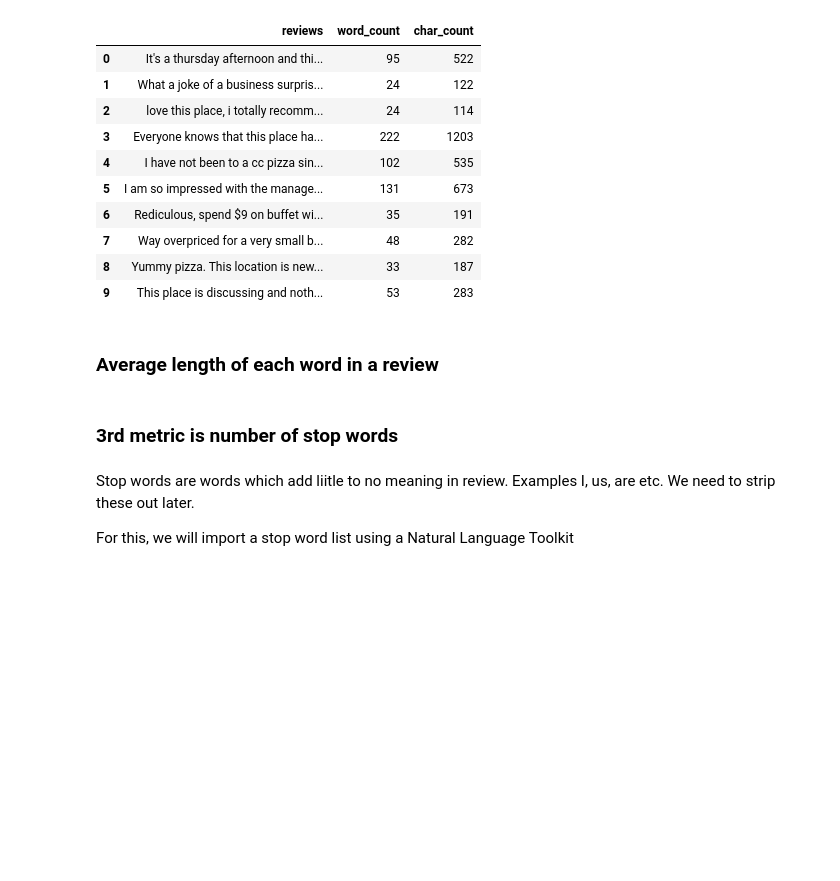
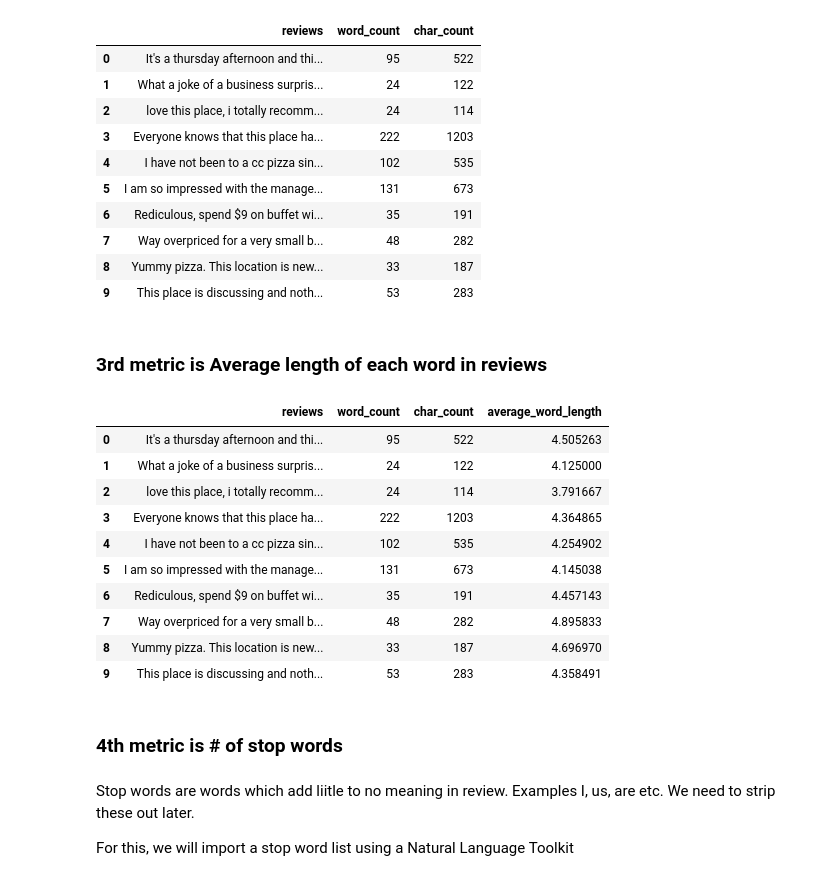
Before and after one commit to sanaddhital/Sentiment_Analysis_yelp_business, a Jupyter notebook: Sentiment_Analysis_yelp.ipynb, the cells around one changed output. Cells and saved outputs as stored; diff of their text form; code cells hidden in the pictures; blank space fills up the shorter version.

```diff
--- a/Sentiment_Analysis_yelp.ipynb
+++ b/Sentiment_Analysis_yelp.ipynb
@@ -0,0 +3,6 @@
+# %%
+'''Input the website for page of any business or service provider from yelp.com here'''
+
+
+
+website = "https://www.yelp.com/biz/cicis-pizza-liberty-4"
@@ -21,3 +23,5 @@ r = requests.get("https://www.yelp.com/biz/cicis-pizza-liberty-4")
+# %%
+r = requests.get(website)
 # %%
 r.status_code #checking the status of our request. Status of 200 means the request was successful
 # %% [output]
@@ -167,7 +209,7 @@ df
 | 8 | Yummy pizza. This location is new... | 33 | 187 |
 | 9 | This place is discussing and noth... | 53 | 283 |
 # %% [markdown]
-### Average length of each word in a review
+### 3rd metric is Average length of each word in reviews
 # %%
 #creating an average word function
 def average_words(x):
@@ -178,8 +220,21 @@ def average_words(x):
 # we will also include " " in between words which is included in char_count
 # %%
 df["average_word_length"] = df["reviews"].apply(lambda x: average_words(x))
+df
+# %% [output]
+|  | reviews | word_count | char_count | average_word_length |
+| 0 | It's a thursday afternoon and thi... | 95 | 522 | 4.505263 |
+| 1 | What a joke of a business surpris... | 24 | 122 | 4.125000 |
+| 2 | love this place, i totally recomm... | 24 | 114 | 3.791667 |
+| 3 | Everyone knows that this place ha... | 222 | 1203 | 4.364865 |
+| 4 | I have not been to a cc pizza sin... | 102 | 535 | 4.254902 |
+| 5 | I am so impressed with the manage... | 131 | 673 | 4.145038 |
+| 6 | Rediculous, spend $9 on buffet wi... | 35 | 191 | 4.457143 |
+| 7 | Way overpriced for a very small b... | 48 | 282 | 4.895833 |
+| 8 | Yummy pizza. This location is new... | 33 | 187 | 4.696970 |
+| 9 | This place is discussing and noth... | 53 | 283 | 4.358491 |
 # %% [markdown]
-### 3rd metric is number of stop words
+### 4th metric is # of stop words
 # %% [markdown]
 Stop words are words which add liitle to no meaning in review. Examples I, us, are etc.
 We need to strip these out later.
```
Also changed, not shown: parts of 9 cells of this notebook.
